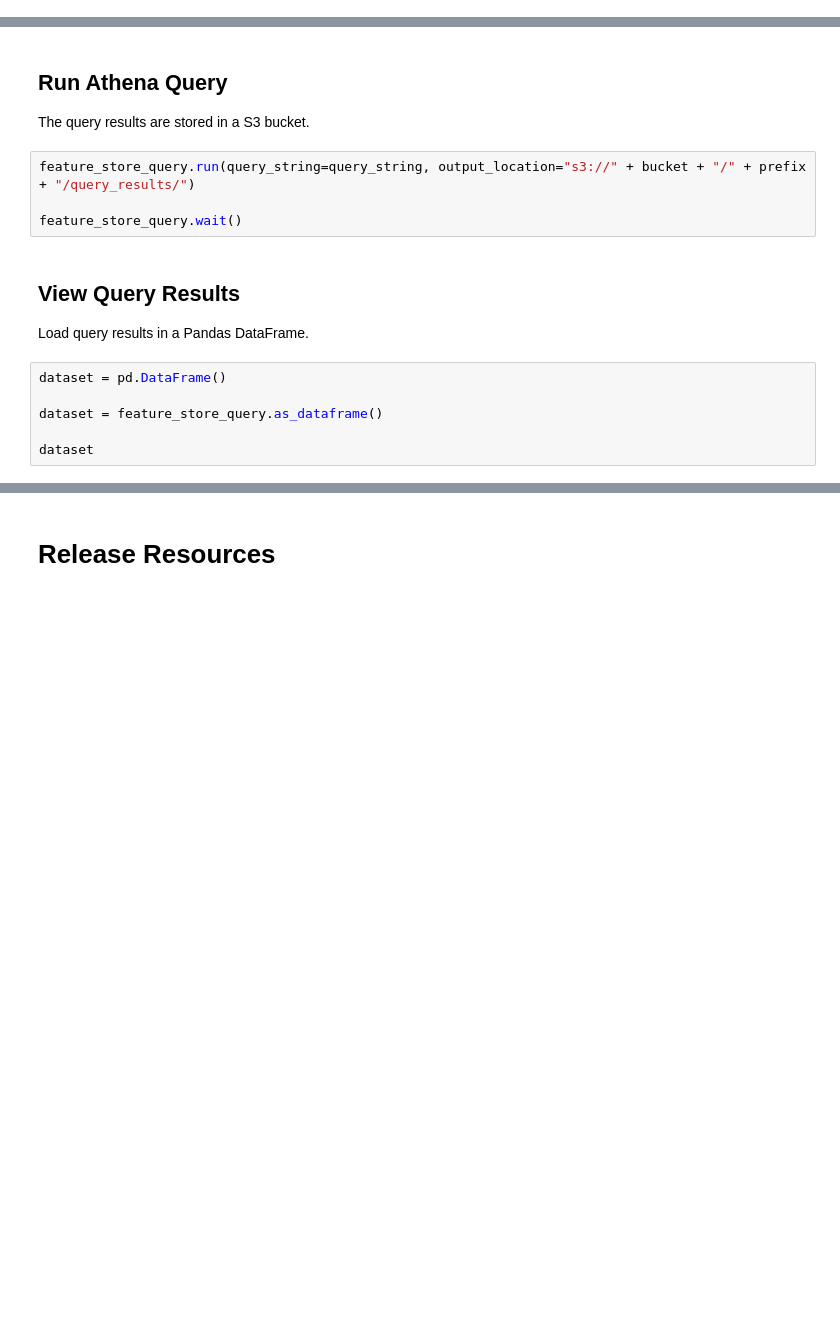
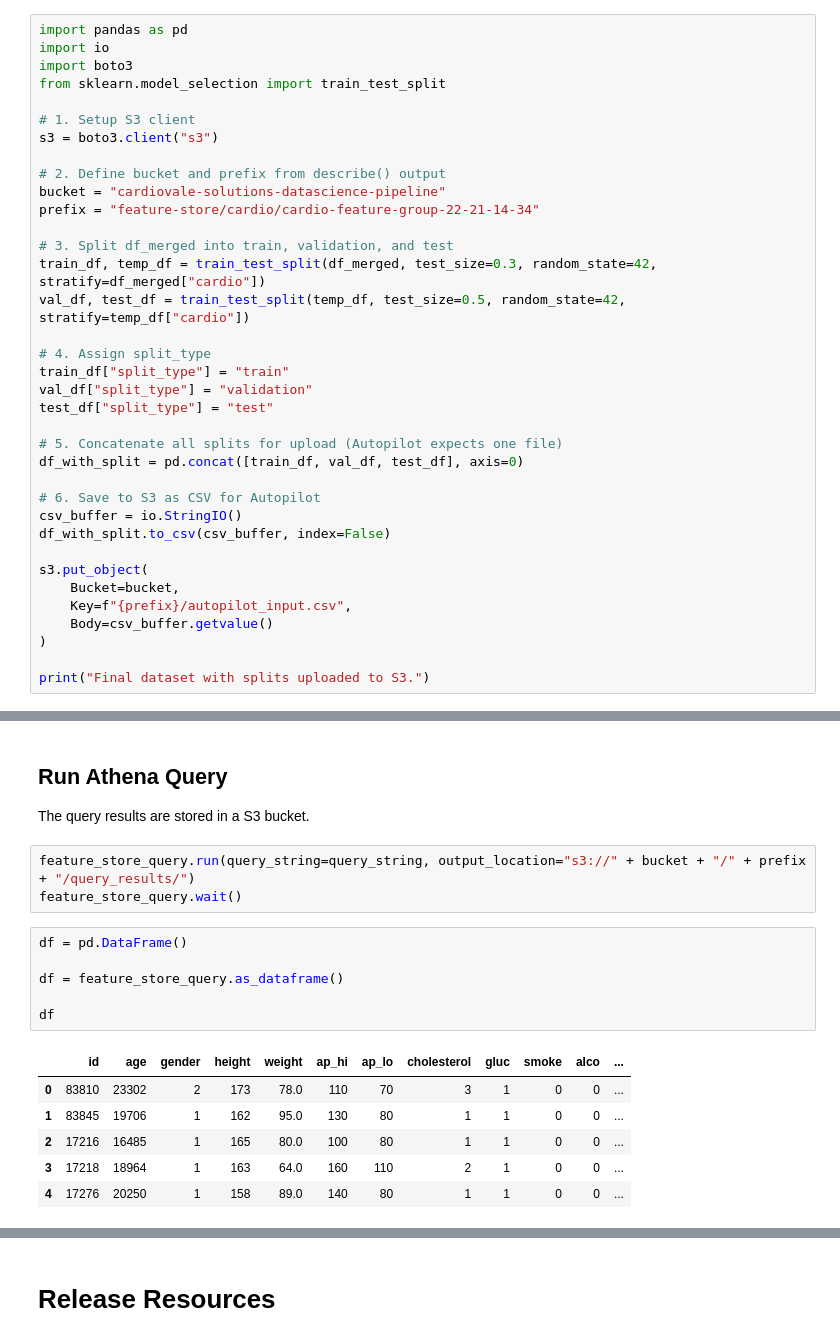
Before and after one commit to NiatKahsay/ads-508-team, a Jupyter notebook: notebooks/06_Prepare_Dataset_Scikit_AdHoc_FeatureStore.ipynb, the cells around one changed output, grey strips where cells are left out. Cells and saved outputs as stored; diff of their text form; blank space fills up the shorter version.

```diff
--- a/notebooks/06_Prepare_Dataset_Scikit_AdHoc_FeatureStore.ipynb
+++ b/notebooks/06_Prepare_Dataset_Scikit_AdHoc_FeatureStore.ipynb
@@ -423,0 +386,36 @@ SageMaker FeatureStore automatically builds the Glue Data Catalog for FeatureGro
+# %%
+import pandas as pd
+import io
+import boto3
+from sklearn.model_selection import train_test_split
+
+# 1. Setup S3 client
+s3 = boto3.client("s3")
+
+# 2. Define bucket and prefix from describe() output
+bucket = "cardiovale-solutions-datascience-pipeline"
+prefix = "feature-store/cardio/cardio-feature-group-22-21-14-34"
+
+# 3. Split df_merged into train, validation, and test
+train_df, temp_df = train_test_split(df_merged, test_size=0.3, random_state=42, stratify=df_merged["cardio"])
+val_df, test_df = train_test_split(temp_df, test_size=0.5, random_state=42, stratify=temp_df["cardio"])
+
+# 4. Assign split_type
+train_df["split_type"] = "train"
+val_df["split_type"] = "validation"
+test_df["split_type"] = "test"
+
+# 5. Concatenate all splits for upload (Autopilot expects one file)
+df_with_split = pd.concat([train_df, val_df, test_df], axis=0)
+
+# 6. Save to S3 as CSV for Autopilot
+csv_buffer = io.StringIO()
+df_with_split.to_csv(csv_buffer, index=False)
+
+s3.put_object(
+    Bucket=bucket,
+    Key=f"{prefix}/autopilot_input.csv",
+    Body=csv_buffer.getvalue()
+)
+
+print("Final dataset with splits uploaded to S3.")
@@ -450,15 +486,17 @@ print("Running " + query_string)
 The query results are stored in a S3 bucket.
 # %%
 feature_store_query.run(query_string=query_string, output_location="s3://" + bucket + "/" + prefix + "/query_results/")
-
 feature_store_query.wait()
-# %% [markdown]
-## View Query Results
-
-Load query results in a Pandas DataFrame.
 # %%
-dataset = pd.DataFrame()
+df = pd.DataFrame()
 
-dataset = feature_store_query.as_dataframe()
+df = feature_store_query.as_dataframe()
 
-dataset
+df
+# %% [output]
+|  | id | age | gender | height | weight | ap_hi | ap_lo | cholesterol | gluc | smoke | alco | ... |
+| 0 | 83810 | 23302 | 2 | 173 | 78.0 | 110 | 70 | 3 | 1 | 0 | 0 | ... |
+| 1 | 83845 | 19706 | 1 | 162 | 95.0 | 130 | 80 | 1 | 1 | 0 | 0 | ... |
+| 2 | 17216 | 16485 | 1 | 165 | 80.0 | 100 | 80 | 1 | 1 | 0 | 0 | ... |
+| 3 | 17218 | 18964 | 1 | 163 | 64.0 | 160 | 110 | 2 | 1 | 0 | 0 | ... |
+| 4 | 17276 | 20250 | 1 | 158 | 89.0 | 140 | 80 | 1 | 1 | 0 | 0 | ... |
```
Also changed, not shown: parts of 29 cells of this notebook.
